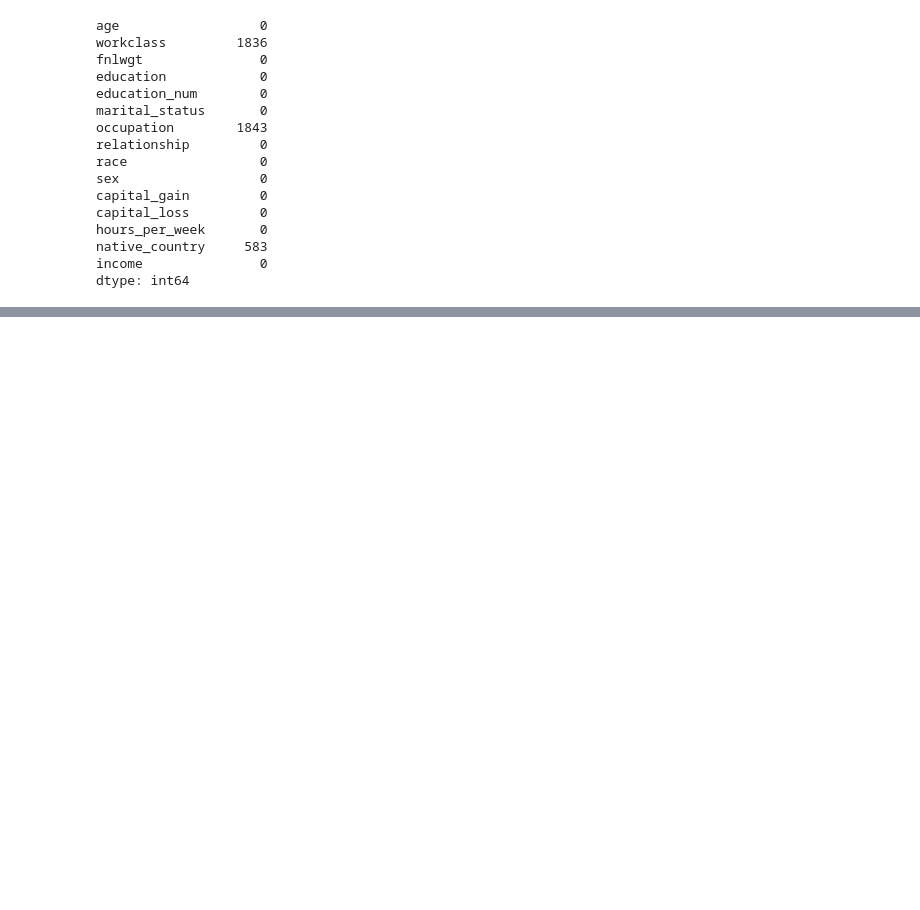
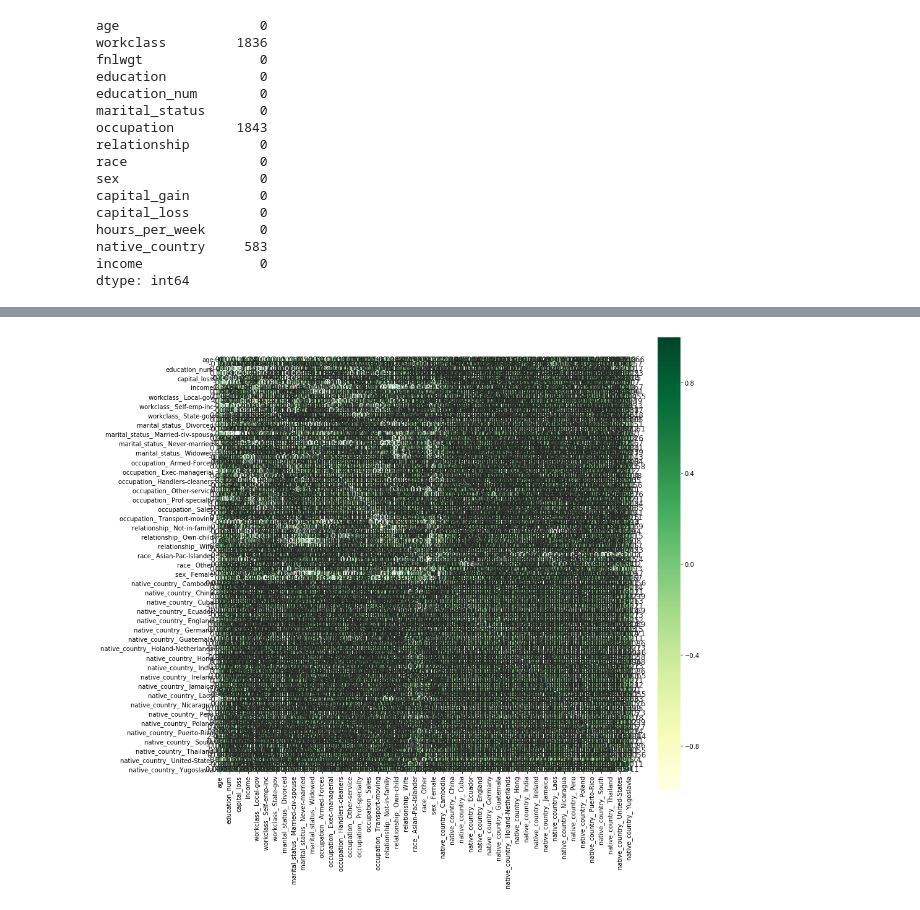
Before and after one commit to pingdixiaoguai/adult-income-prediction, a Jupyter notebook: ml_test.ipynb, the cells around one changed output, grey strips where cells are left out. Cells and saved outputs as stored; diff of their text form; code cells hidden in the pictures; blank space fills up the shorter version.

```diff
--- a/ml_test.ipynb
+++ b/ml_test.ipynb
@@ -66,3 +58,7 @@ hours_per_week       0
 native_country     583
 income               0
 dtype: int64
+# %%
+# 对于缺失属性的数据直接删除
+train_data = train_data.dropna()
+train_data.isnull().sum()
@@ -68,0 +152,9 @@ dtype: int64
+# %%
+# 发现有一些是比较接近重叠的，将这些重叠的归到同一类
+# 大致可以把gov有关的一类，Private一类，Self-emp一类，没工作的一类
+train_data['workclass'] = train_data['workclass'].replace([' Private', ' Self-emp-not-inc', ' Self-emp-inc',
+                                                           ' Federal-gov', ' Local-gov', ' State-gov',
+                                                           ' Without-pay', ' Never-worked'],
+                                                          [' Private', ' Self-emp', ' Self-emp',
+                                                           ' Gov', ' Gov', ' Gov',
+                                                           ' Un-emp', ' Un-emp'])
@@ -68,0 +163,20 @@ dtype: int64
+# %%
+# 对于剩下的离散量取值，基本都是用来分类的，除了income我们需要将其映射一下，都可以让python自己分类（one-hot）
+# 先将>=50K的映射成0，<=50K的设置为1
+income_map = {' <=50K':1,' >50K':0}
+train_data['income'] = train_data['income'].map(income_map).astype(int)
+# %%
+# 进行one-hot encoding
+train_data_copy = pd.get_dummies(train_data, columns=['workclass', 'marital_status', 'occupation',
+                                                      'relationship', 'race', 'sex',
+                                                      'native_country'])
+# %%
+def correlation_heatmap(data, size=15):
+    corr= data.corr()
+    fig, ax =plt.subplots(figsize=(size,size))
+    colormap=sns.diverging_palette(220, 10, as_cmap=True)
+    fig=sns.heatmap(data.corr(), cmap = "YlGn", square=True, cbar_kws={'shrink':.9 }, ax=ax, annot=True, linewidths=0.1,vmax=1.0, linecolor='white',annot_kws={'fontsize':12 })
+
+correlation_heatmap(train_data_copy)
+# %% [output]
+[figure, added]
```
Also changed, not shown: parts of 11 cells of this notebook.
